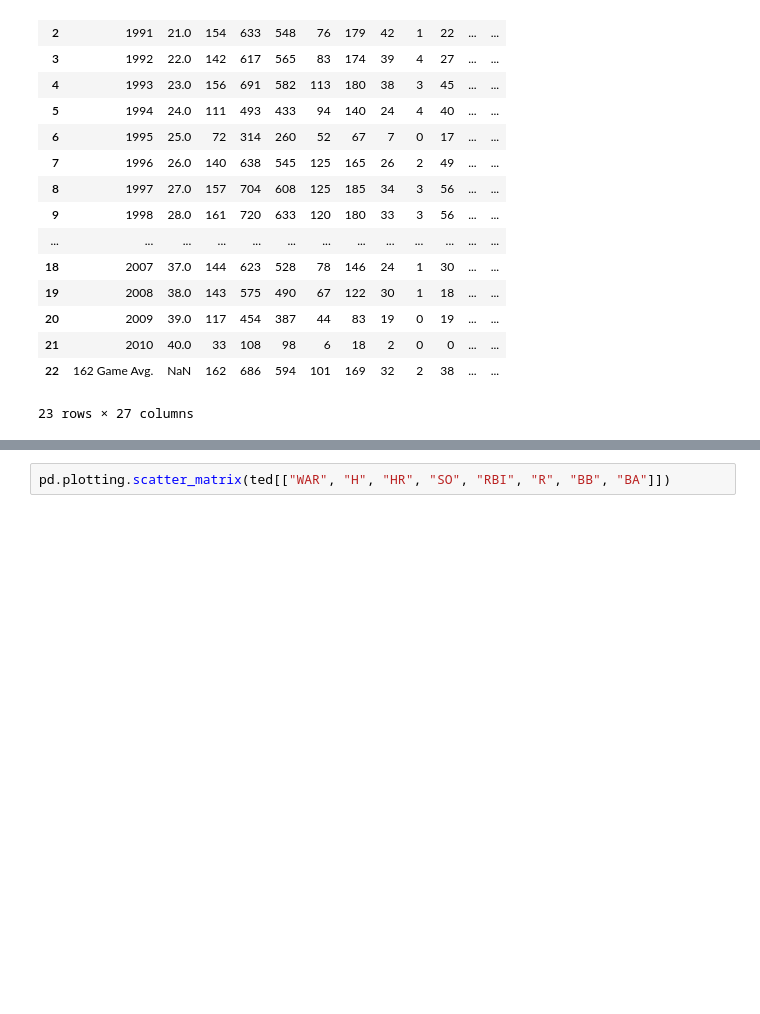
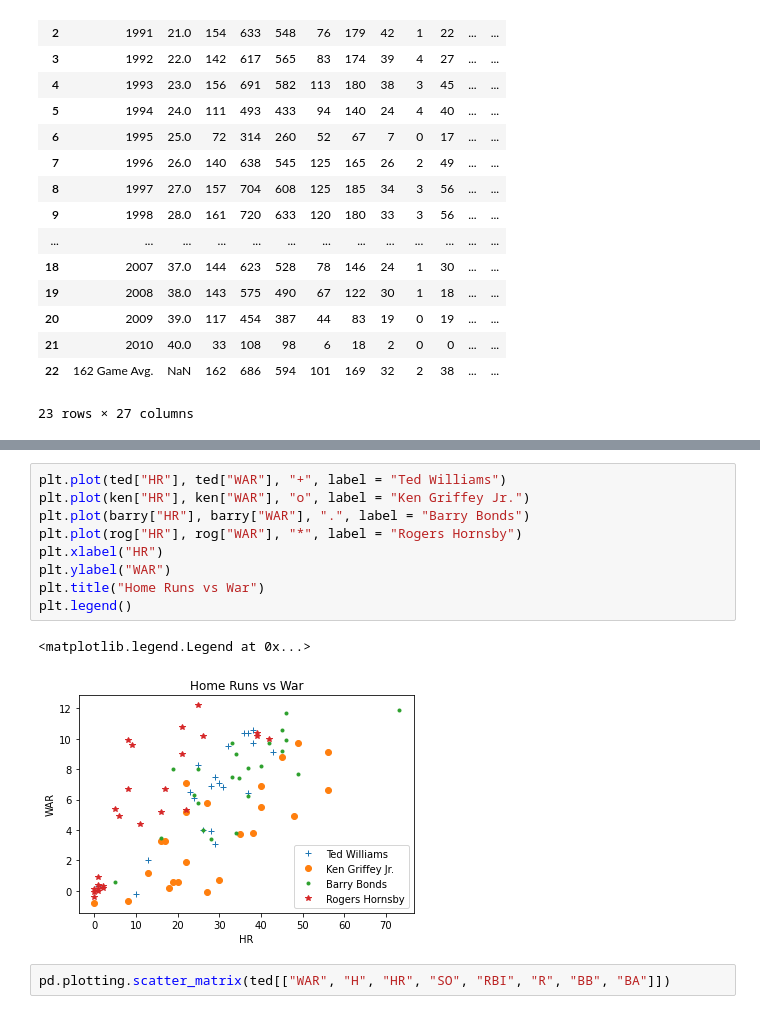
Before and after one commit to tylerhilsendeger/Personal_Dataset, a Jupyter notebook: pDataSet.ipynb, the cells around one changed output, grey strips where cells are left out. Saved outputs shown, nothing was run; the diff lists cells and outputs as text; blank space fills up the shorter version.

```diff
--- a/pDataSet.ipynb
+++ b/pDataSet.ipynb
@@ -86,3 +109,15 @@ plt.legend()
+# %%
+plt.plot(ted["HR"], ted["WAR"], "+", label = "Ted Williams")
+plt.plot(ken["HR"], ken["WAR"], "o", label = "Ken Griffey Jr.")
+plt.plot(barry["HR"], barry["WAR"], ".", label = "Barry Bonds")
+plt.plot(rog["HR"], rog["WAR"], "*", label = "Rogers Hornsby")
+plt.xlabel("HR")
+plt.ylabel("WAR")
+plt.title("Home Runs vs War")
+plt.legend()
+# %% [output]
+<matplotlib.legend.Legend at 0x...>
+[figure, added]
 # %%
 pd.plotting.scatter_matrix(ted[["WAR", "H", "HR", "SO", "RBI", "R", "BB", "BA"]])
 # %% [output]
```
Also changed, not shown: parts of 5 cells of this notebook.
